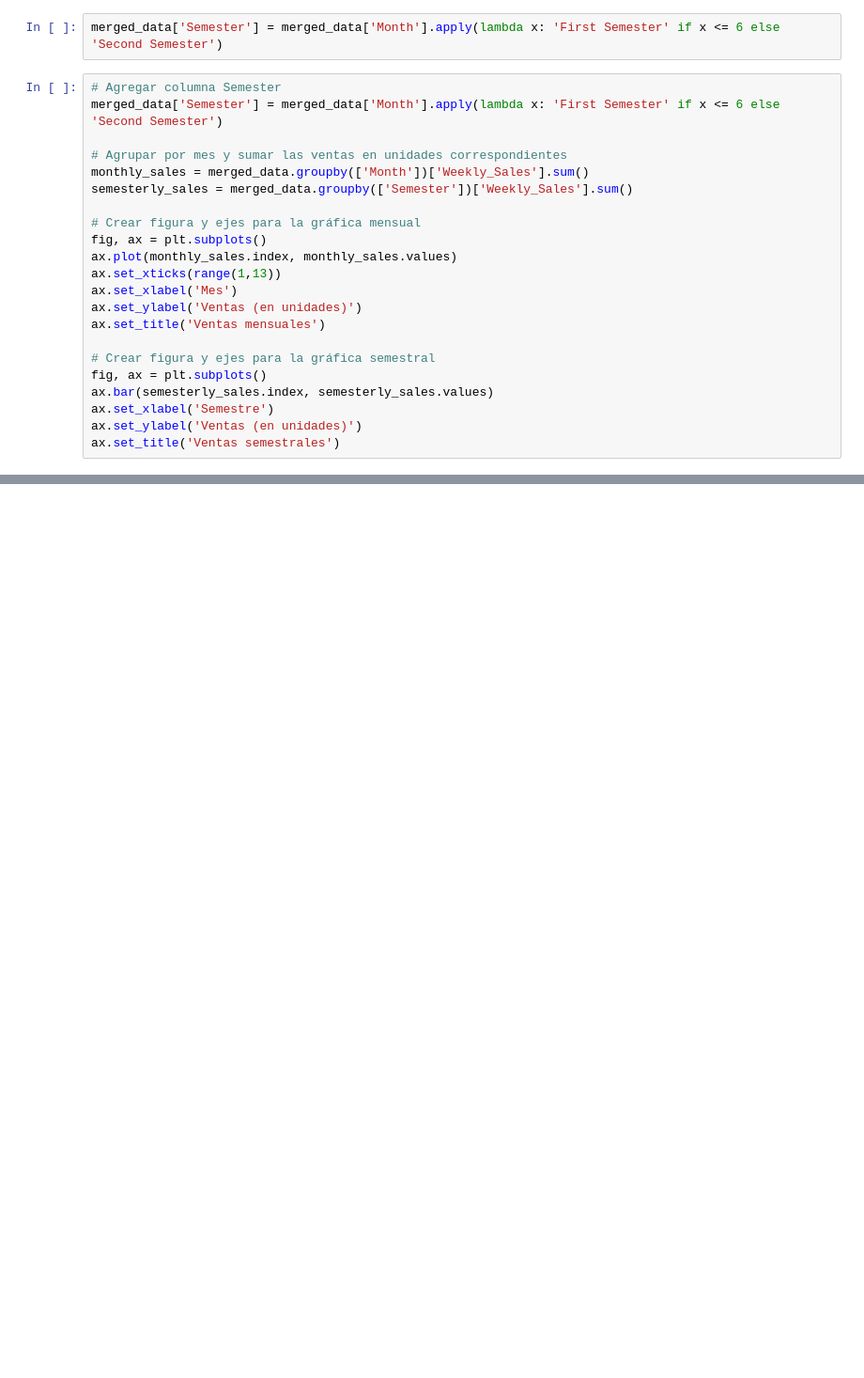
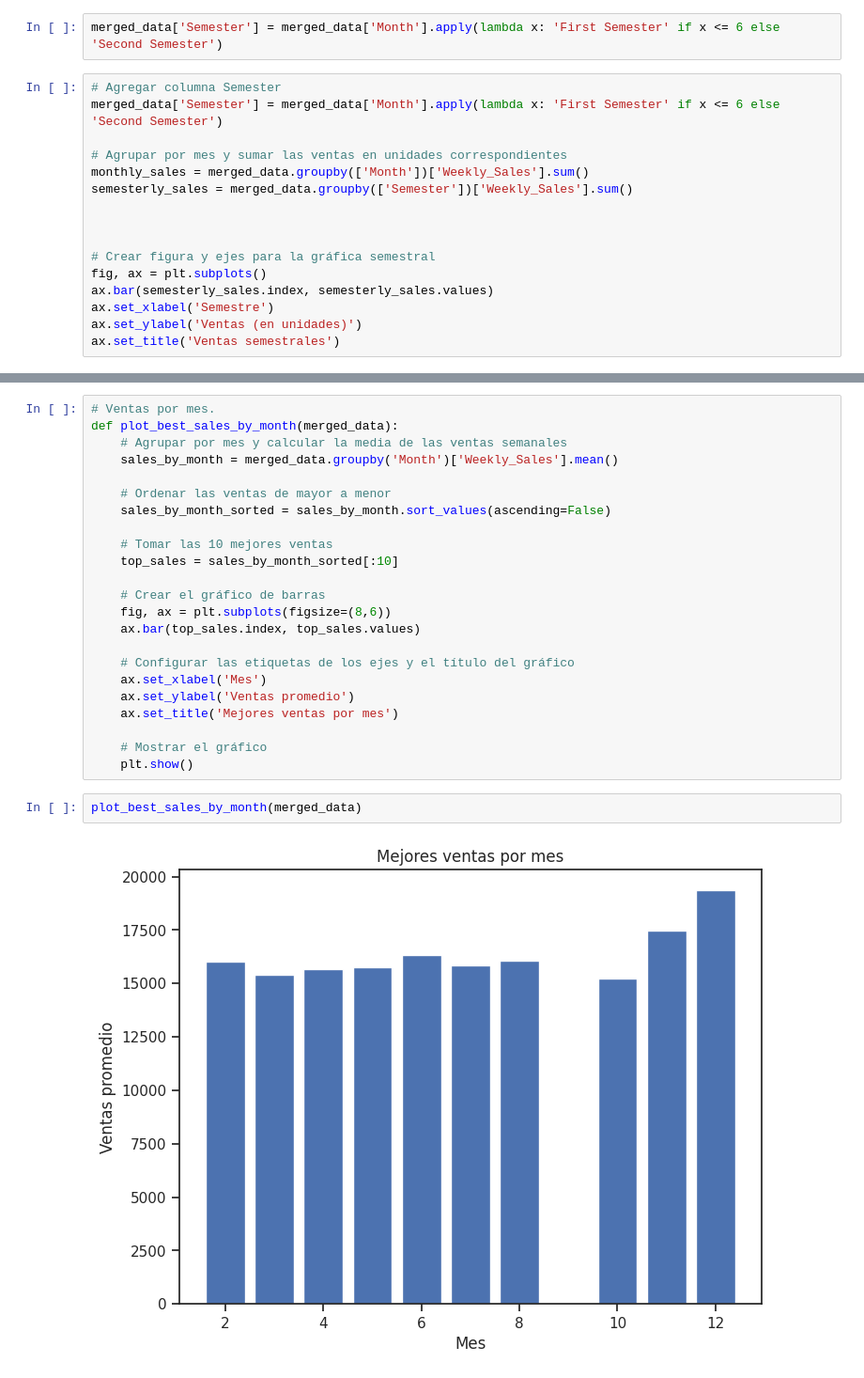
Before and after one commit to gina13mnsr/Walmart_forecasting_G8, a Jupyter notebook: codigo2.ipynb, the cells around one changed output, grey strips where cells are left out. Shown at 94% size. Drawn from its saved outputs; the diff is of its cells as text; blank space fills up the shorter version.

```diff
--- a/codigo2.ipynb
+++ b/codigo2.ipynb
@@ -809,13 +795,7 @@ merged_data['Semester'] = merged_data['Month'].apply(lambda x: 'First Semester'
 monthly_sales = merged_data.groupby(['Month'])['Weekly_Sales'].sum()
 semesterly_sales = merged_data.groupby(['Semester'])['Weekly_Sales'].sum()
 
-# Crear figura y ejes para la gráfica mensual
-fig, ax = plt.subplots()
-ax.plot(monthly_sales.index, monthly_sales.values)
-ax.set_xticks(range(1,13))
-ax.set_xlabel('Mes')
-ax.set_ylabel('Ventas (en unidades)')
-ax.set_title('Ventas mensuales')
+
 
 # Crear figura y ejes para la gráfica semestral
 fig, ax = plt.subplots()
@@ -850,0 +811,27 @@ KeyError: 'Year'
+# %%
+# Ventas por mes.
+def plot_best_sales_by_month(merged_data):
+    # Agrupar por mes y calcular la media de las ventas semanales
+    sales_by_month = merged_data.groupby('Month')['Weekly_Sales'].mean()
+
+    # Ordenar las ventas de mayor a menor
+    sales_by_month_sorted = sales_by_month.sort_values(ascending=False)
+
+    # Tomar las 10 mejores ventas
+    top_sales = sales_by_month_sorted[:10]
+
+    # Crear el gráfico de barras
+    fig, ax = plt.subplots(figsize=(8,6))
+    ax.bar(top_sales.index, top_sales.values)
+
+    # Configurar las etiquetas de los ejes y el título del gráfico
+    ax.set_xlabel('Mes')
+    ax.set_ylabel('Ventas promedio')
+    ax.set_title('Mejores ventas por mes')
+
+    # Mostrar el gráfico
+    plt.show()
+# %%
+plot_best_sales_by_month(merged_data)
+# %% [output]
+[figure, added]
```
Also changed, not shown: parts of 25 cells of this notebook.
